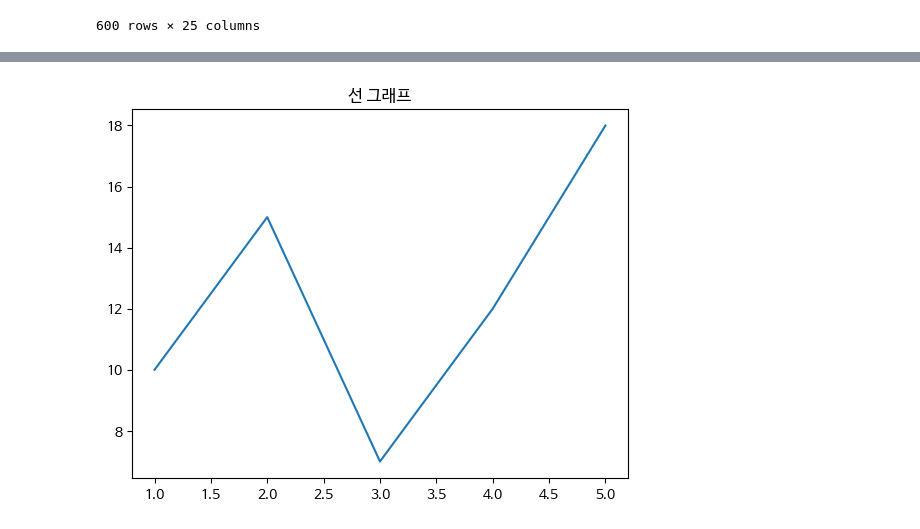
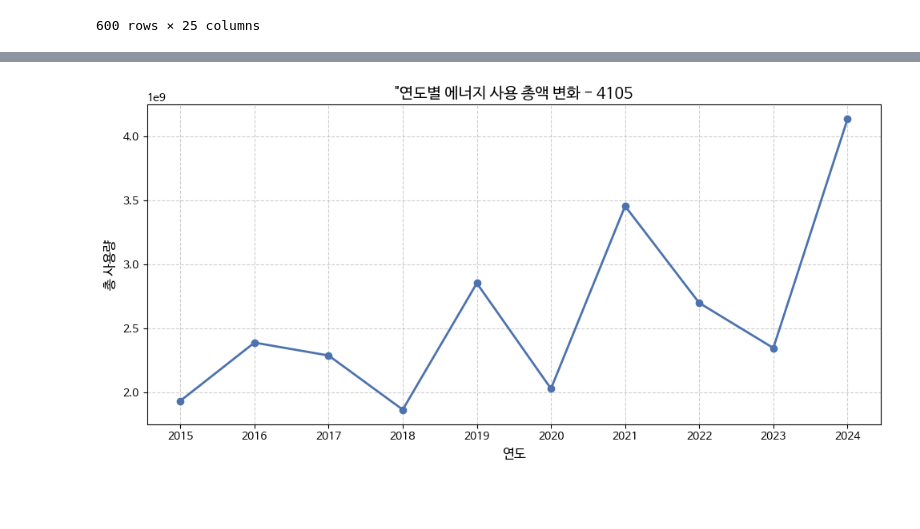
Before and after one commit to tjwjddnr/Data-Analysis-with-Open-Source, a Jupyter notebook: 오픈소스_데이터_분석_4강.ipynb, the cells around one changed output, grey strips where cells are left out. Drawn from its saved outputs; the diff is of its cells as text; code cells hidden in the pictures; blank space fills up the shorter version.

```diff
--- a/오픈소스_데이터_분석_4강.ipynb
+++ b/오픈소스_데이터_분석_4강.ipynb
@@ -293,8 +289,8 @@ df
 600 rows × 25 columns
 # %%
 df_persnal = df[df["MM_TYPE"] == "개인"]
-df_filterd = df_persnal[['YEAR', 'MON', 'EUS', 'GUS', 'WUS','HUS']]
-df_filterd.to_csv("filter_data", index=False, encoding='utf-8')
+df_filterd = df_persnal[['MM_TYPE', 'YEAR', 'MON', 'EUS', 'GUS', 'WUS','HUS']]
+df_filterd.to_csv("filterd_data", index=False, encoding='utf-8')
 
 def get_season(row):
     mon = int(row['MON'])
@@ -308,9 +304,9 @@ def get_season(row):
         return '겨울'
 
 df_filterd['SEASON'] = df_filterd.apply(get_season, axis=1)
-df_filterd = df_filterd[['YEAR', 'MON', 'SEASON', 'EUS', 'GUS', 'WUS', 'HUS']]
+df_filterd = df_filterd[['MM_TYPE', 'YEAR', 'MON', 'SEASON', 'EUS', 'GUS', 'WUS', 'HUS']]
+df_filterd.to_csv('filterd_data', index=False, encoding='utf-8')
 df_filterd
-df_filterd.to_csv('filterd_data', index=False, encoding='utf-8')
 # %% [output]
 A value is trying to be set on a copy of a slice from a DataFrame.
 Try using .loc[row_indexer,col_indexer] = value instead
@@ -340,0 +329,5 @@ plt.show()
+# %%
+df_filterd
+df_filterd['TOTAL_M'] = df_filterd['TOTAL'] / 1_000_000
+pd.set_option('display.float_format', '{:.2f}'.format)
+df_filterd
@@ -360,15 +367,32 @@ fonts-nanum is already the newest version (20200506-1).
 /root/.cache/fontconfig: not cleaning non-existent cache directory
 /root/.fontconfig: not cleaning non-existent cache directory
 fc-cache: succeeded
-# %%
-import matplotlib.pyplot as plt
-import numpy as np
-plt.rc('font', family = 'NanumBarunGothic')
-x = [1, 2, 3, 4, 5]
-y = [10, 15, 7, 12 ,18]
-
-plt.plot(x, y)
-plt.title('선 그래프')
-plt.show()
-# %% [output]
-[figure, removed]
+# %%
+df[['EUS', 'GUS', 'WUS', 'HUS']] = df[['EUS', 'GUS', 'WUS', 'HUS']].astype(float)
+df_filterd['TOTAL'] = df[['EUS', 'GUS', 'WUS', 'HUS']].sum(axis=1)
+
+yearly_sum = df_filterd.groupby('YEAR')['TOTAL'].sum()
+
+df_filterd.to_csv('filterd_data_total', index=False, encoding='utf-8')
+# %%
+import matplotlib.pyplot as plt
+import numpy as np
+import os
+
+df[['EUS', 'GUS', 'WUS', 'HUS']] = df[['EUS', 'GUS', 'WUS', 'HUS']].astype(float)
+df_filterd['TOTAL'] = df[['EUS', 'GUS', 'WUS', 'HUS']].sum(axis=1)
+
+yearly_sum = df_filterd.groupby('YEAR')['TOTAL'].sum()
+
+plt.rc('font', family = 'NanumBarunGothic')
+
+plt.figure(figsize=(10, 5))
+plt.plot(yearly_sum.index, yearly_sum.values, marker='o', color='#4C72B0', linewidth=2)
+plt.title('"연도별 에너지 사용 총액 변화 - 4105', fontsize=14)
+plt.xlabel('연도', fontsize=12)
+plt.ylabel('총 사용량', fontsize=12)
+plt.grid(True, linestyle='--', alpha=0.6)
+plt.tight_layout()
+plt.show()
+# %% [output]
+[figure, added]
```
Also changed, not shown: parts of 8 cells of this notebook.
